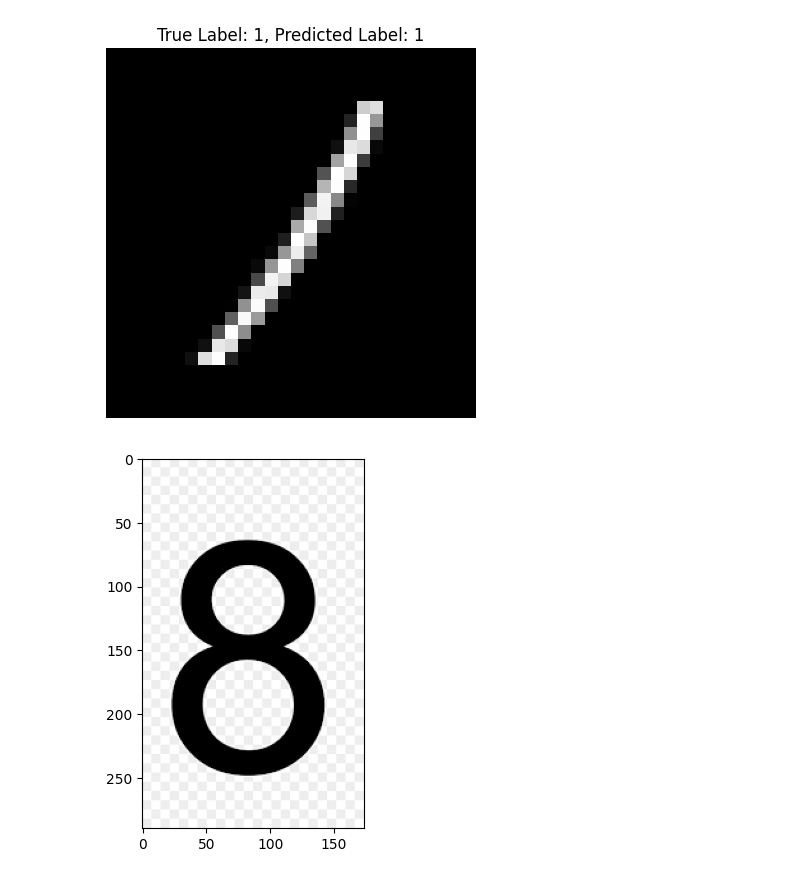
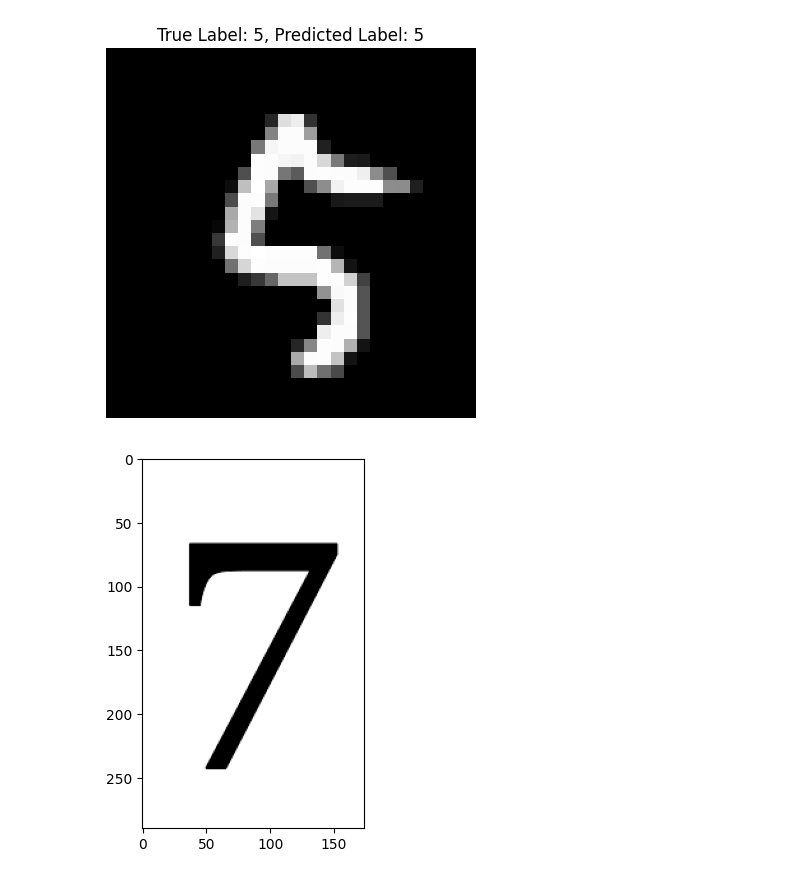
Before and after one commit to nuwanathukorala/CNN_Model, a Jupyter notebook: CNN.ipynb, the cells around one changed output. Cells and saved outputs as stored; diff of their text form; code cells hidden in the pictures.

```diff
--- a/CNN.ipynb
+++ b/CNN.ipynb
@@ -39,6 +45,7 @@ model = models.Sequential([
     layers.MaxPooling2D((2, 2)),
     layers.Conv2D(64, (3, 3), activation='relu'),
     layers.MaxPooling2D((2, 2)),
+    layers.Conv2D(64, (3, 3), activation='relu'),
     layers.Flatten(),
     layers.Dense(128, activation='relu'),
     layers.Dropout(0.5),
@@ -73,7 +78,7 @@ Model: "sequential"
  Non-trainable params: 0 (0.00 B)
 # %%
 # Compile the model
-learning_rate = 0.00005
+learning_rate = 0.0001
 
 optimizer = keras.optimizers.Adam(learning_rate=learning_rate)
 
@@ -149,7 +167,7 @@ weighted avg       0.94      0.94      0.94     14000
 # %%
 number = y_test[0]
 # %%
-index = 30  # You can change this to test different images
+index = 40  # You can change this to test different images
 single_image = X_test[index]
 
 # Reshape the image to fit the input shape of the CNN model (batch size of 1, height, width, channels)
@@ -174,8 +192,8 @@ plt.show()
-[figure, old version]
+[figure, new version]
 # %%
-image = cv2.imread("C:/Users/Asus X513/Downloads/downloader.png")
+image = cv2.imread("C:/Users/Asus X513/Downloads/downloadss.png")
 
 plt.imshow(image)
 plt.show()
 # %% [output]
-[figure, old version]
+[figure, new version]
```
Also changed, not shown: parts of 9 cells of this notebook.
